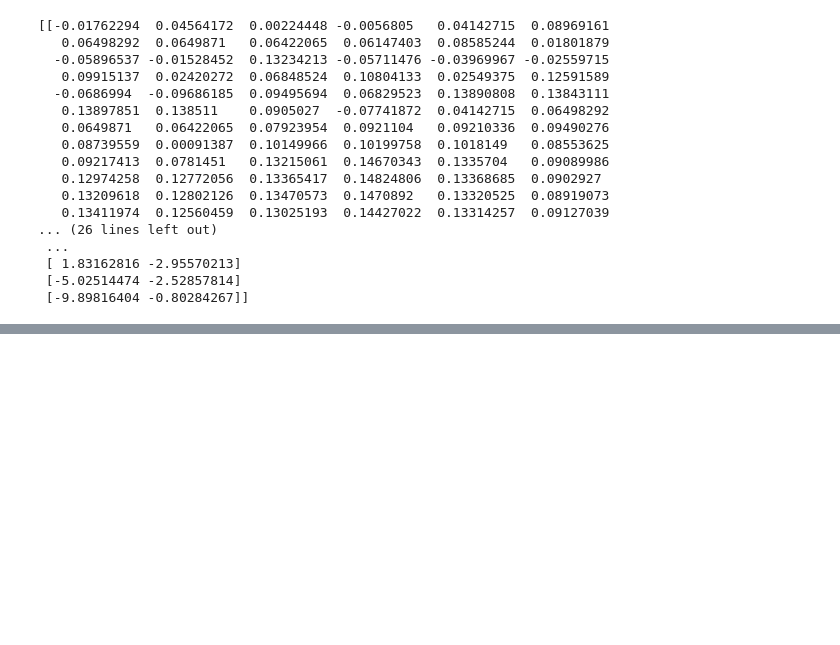
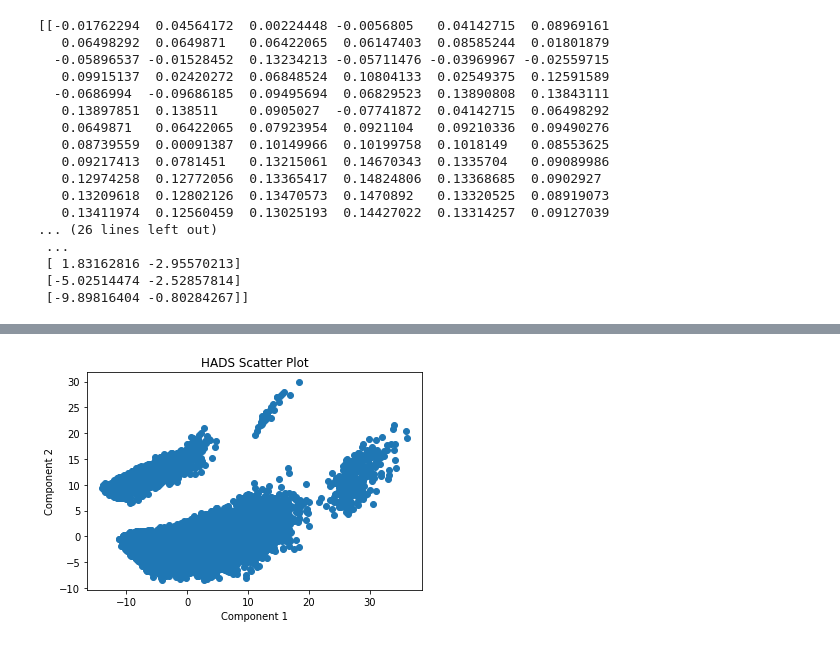
Before and after one commit to JeremySpradlin/DS-Unit-1-Sprint-3-Linear-Algebra, a Jupyter notebook: module3/Jeremy_Spradlin_DS17_133_High_Dimensional_Data_Assignment.ipynb, the cells around one changed output, grey strips where cells are left out. Saved outputs shown, nothing was run; the diff lists cells and outputs as text; code cells hidden in the pictures; blank space fills up the shorter version.

```diff
--- a/module3/Jeremy_Spradlin_DS17_133_High_Dimensional_Data_Assignment.ipynb
+++ b/module3/Jeremy_Spradlin_DS17_133_High_Dimensional_Data_Assignment.ipynb
@@ -378,8 +378,6 @@ print(B)
  [-5.02514474 -2.52857814]
  [-9.89816404 -0.80284267]]
 # %%
-column_headers = ['component 1', 'compenent 2']
-df = pd.DataFrame(B, names=column_headers)
-
+df = pd.DataFrame(B)
 df.head()
 # %% [output]
@@ -387,3 +390,13 @@ TypeError: ignored
+# %%
+plt.scatter(df[0], df[1])
+
+plt.title('HADS Scatter Plot')
+plt.xlabel('Component 1')
+plt.ylabel('Component 2')
+
+plt.show()
+# %% [output]
+[figure, added]
 # %% [markdown]
 # Stretch Goals
 
```
Also changed, not shown: parts of 1 cell of this notebook.
